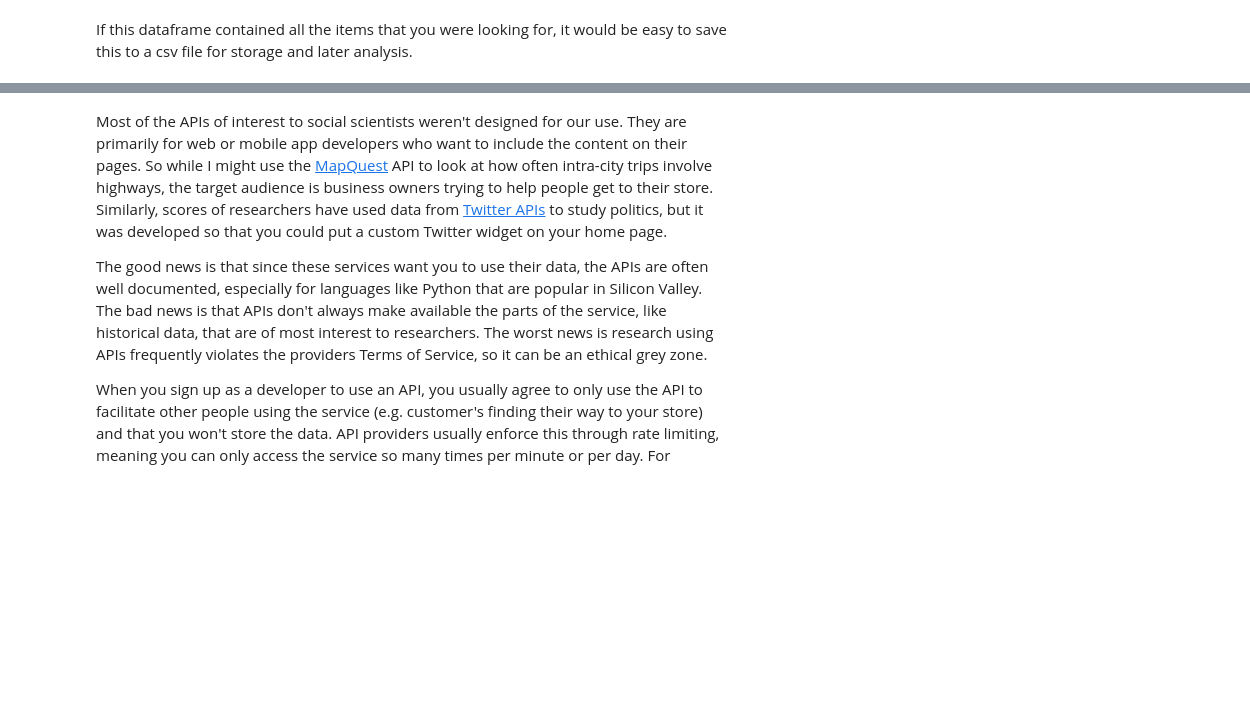
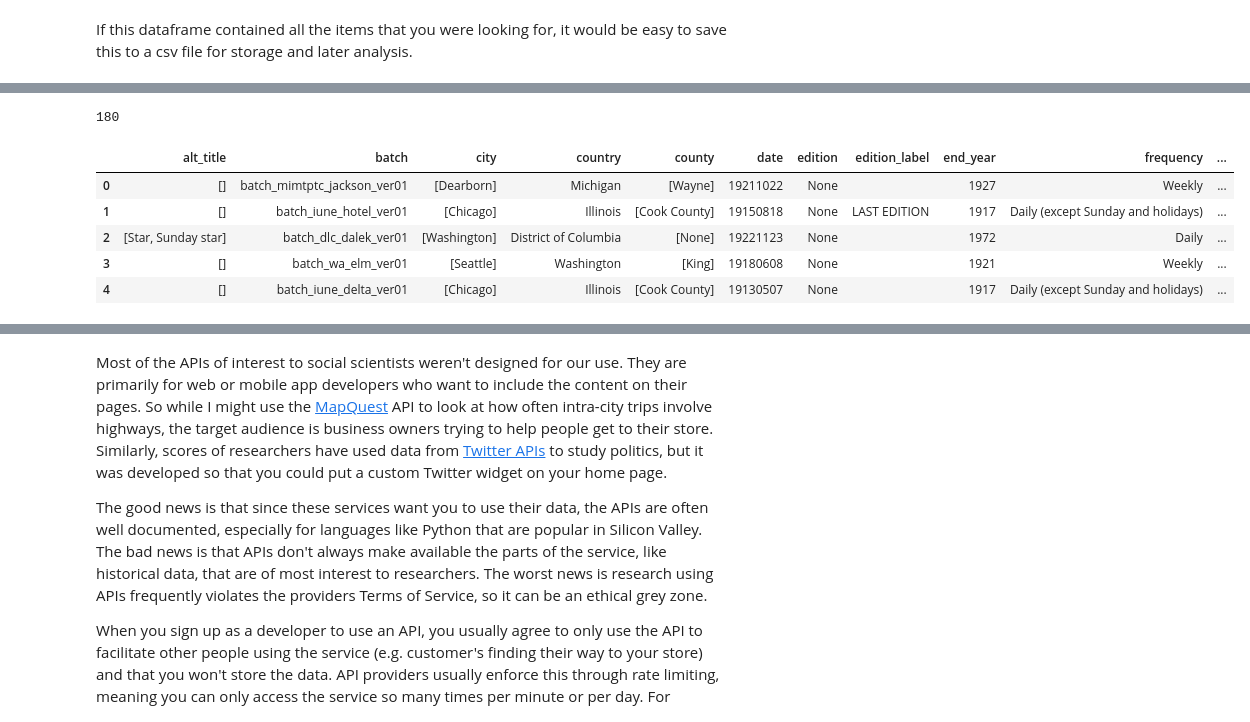
Before and after one commit to nealcaren/Collecting-Text, a Jupyter notebook: chapter_03.ipynb, the cells around one changed output, grey strips where cells are left out. Cells and saved outputs as stored; diff of their text form; code cells hidden in the pictures; blank space fills up the shorter version.

```diff
--- a/chapter_03.ipynb
+++ b/chapter_03.ipynb
@@ -118,0 +141,11 @@ df.to_csv('lynching_articles.csv')
+# %%
+print len(df)
+df.head(5)
+# %% [output]
+180
+|  | alt_title | batch | city | country | county | date | edition | edition_label | end_year | frequency | ... |
+| 0 | [] | batch_mimtptc_jackson_ver01 | [Dearborn] | Michigan | [Wayne] | 19211022 | None |  | 1927 | Weekly | ... |
+| 1 | [] | batch_iune_hotel_ver01 | [Chicago] | Illinois | [Cook County] | 19150818 | None | LAST EDITION | 1917 | Daily (except Sunday and holidays) | ... |
+| 2 | [Star, Sunday star] | batch_dlc_dalek_ver01 | [Washington] | District of Columbia | [None] | 19221123 | None |  | 1972 | Daily | ... |
+| 3 | [] | batch_wa_elm_ver01 | [Seattle] | Washington | [King] | 19180608 | None |  | 1921 | Weekly | ... |
+| 4 | [] | batch_iune_delta_ver01 | [Chicago] | Illinois | [Cook County] | 19130507 | None |  | 1917 | Daily (except Sunday and holidays) | ... |
```
Also changed, not shown: parts of 4 cells of this notebook, 2 other files.
